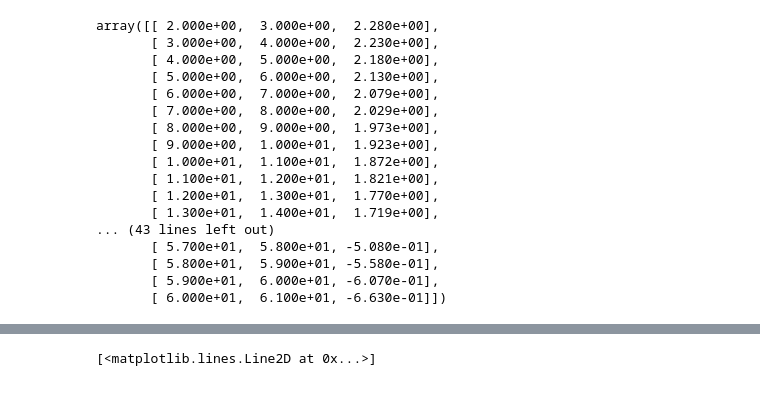
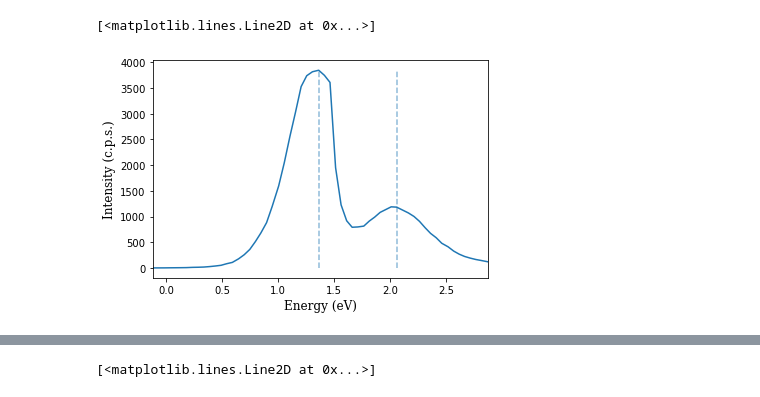
Before and after one commit to renecartaya/Quadrupole-Mass-Spectrometry, a Jupyter notebook: Quadrupole_Mass_Spectrometry_Sample.ipynb, the cells around one changed output, grey strips where cells are left out. Drawn from its saved outputs; the diff is of its cells as text; code cells hidden in the pictures.

```diff
--- a/Quadrupole_Mass_Spectrometry_Sample.ipynb
+++ b/Quadrupole_Mass_Spectrometry_Sample.ipynb
@@ -56,23 +45,42 @@ Text(0, 0.5, 'Intensity (c.p.s.)')
-# %%
-DataES
-# %% [output]
-array([[ 2.000e+00,  3.000e+00,  2.280e+00],
-       [ 3.000e+00,  4.000e+00,  2.230e+00],
-       [ 4.000e+00,  5.000e+00,  2.180e+00],
-       [ 5.000e+00,  6.000e+00,  2.130e+00],
-       [ 6.000e+00,  7.000e+00,  2.079e+00],
-       [ 7.000e+00,  8.000e+00,  2.029e+00],
-       [ 8.000e+00,  9.000e+00,  1.973e+00],
-       [ 9.000e+00,  1.000e+01,  1.923e+00],
-       [ 1.000e+01,  1.100e+01,  1.872e+00],
-       [ 1.100e+01,  1.200e+01,  1.821e+00],
-       [ 1.200e+01,  1.300e+01,  1.770e+00],
-       [ 1.300e+01,  1.400e+01,  1.719e+00],
-... (43 lines left out)
-       [ 5.700e+01,  5.800e+01, -5.080e-01],
-       [ 5.800e+01,  5.900e+01, -5.580e-01],
-       [ 5.900e+01,  6.000e+01, -6.070e-01],
-       [ 6.000e+01,  6.100e+01, -6.630e-01]])
+# %%
+#####################################################################################################################################
+##                                                                                                                                 ##
+##                                         Energy Scan with peak detector                                                          ##
+##                                                                                                                                 ##
+#####################################################################################################################################
+
+Directorio = "C:/Users/renea/Desktop/"
+File = "ES_data.txt"
+
+Data = Directorio + File
+
+################## Data Loading
+
+DataES = pd.read_csv(Data, sep='\t', skiprows=0)
+DataES = DataES.to_numpy()
+
+x = DataES[:,0]
+y = DataES[:,1]
+
+############### Peak detection module
+
+peak_widths = np.arange(1,5)
+peak_indices = signal.find_peaks_cwt(y, peak_widths)
+peak_count = len(peak_indices)
+
+############## Plot customs
+
+plt.vlines(x[peak_indices[2]], ymin = 0, ymax = max(y),linestyle = "--", linewidth=1.5, alpha = 0.5)
+plt.vlines(x[peak_indices[5]], ymin = 0, ymax = max(y),linestyle = "--", linewidth=1.5, alpha = 0.5)
+
+plt.xlim(min(x),max(x))
+plt.xlabel("Energy (eV)", color = "black", family = "Serif", fontsize = 12)
+plt.ylabel("Intensity (c.p.s.)", color = "black", family = "Serif", fontsize = 12)
+
+plt.plot(x,y)
+# %% [output]
+[<matplotlib.lines.Line2D at 0x...>]
+[figure, added]
 # %%
 #####################################################################################################################################
 ##                                                                                                                                 ##
```
Also changed, not shown: parts of 3 cells of this notebook.
